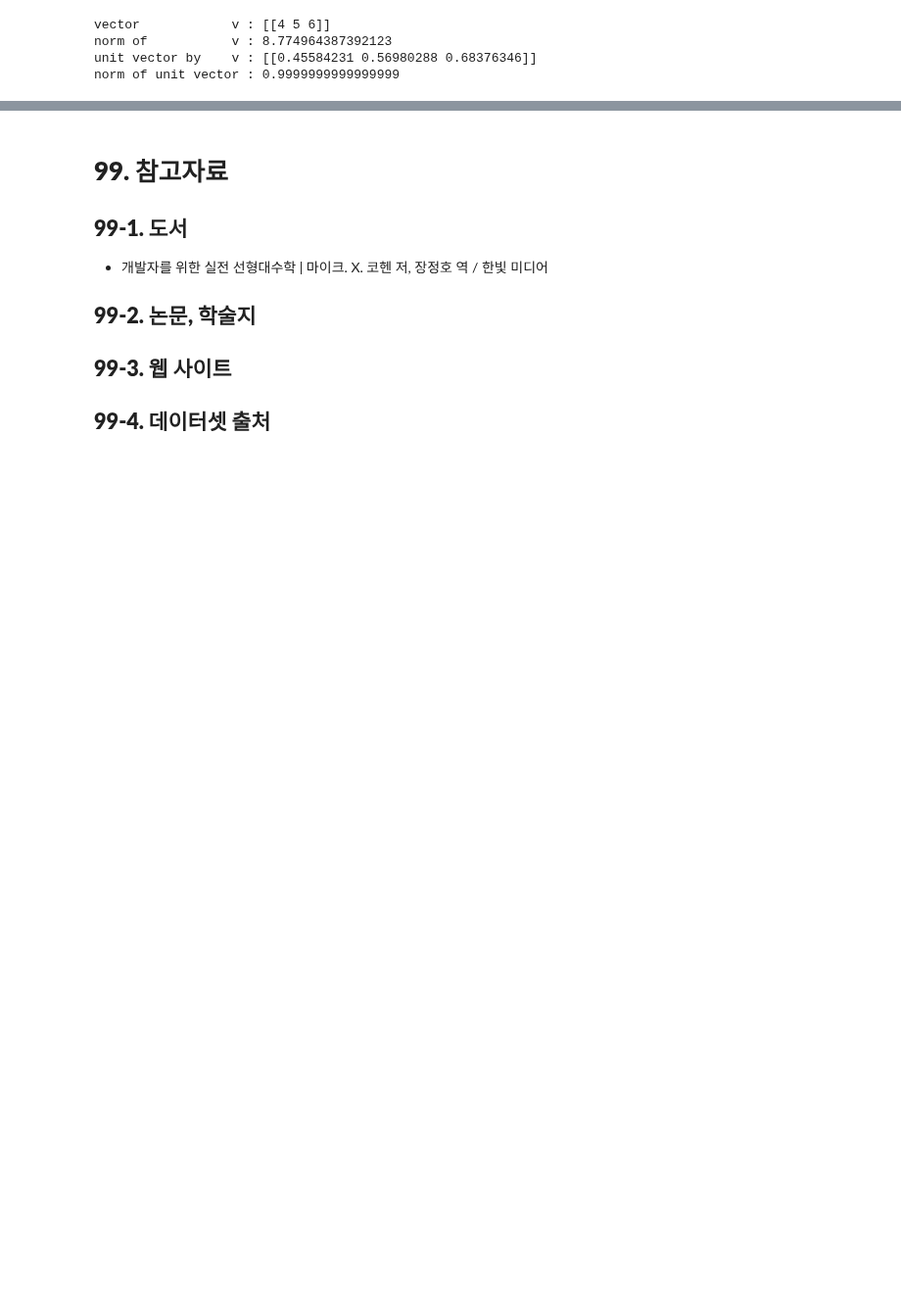
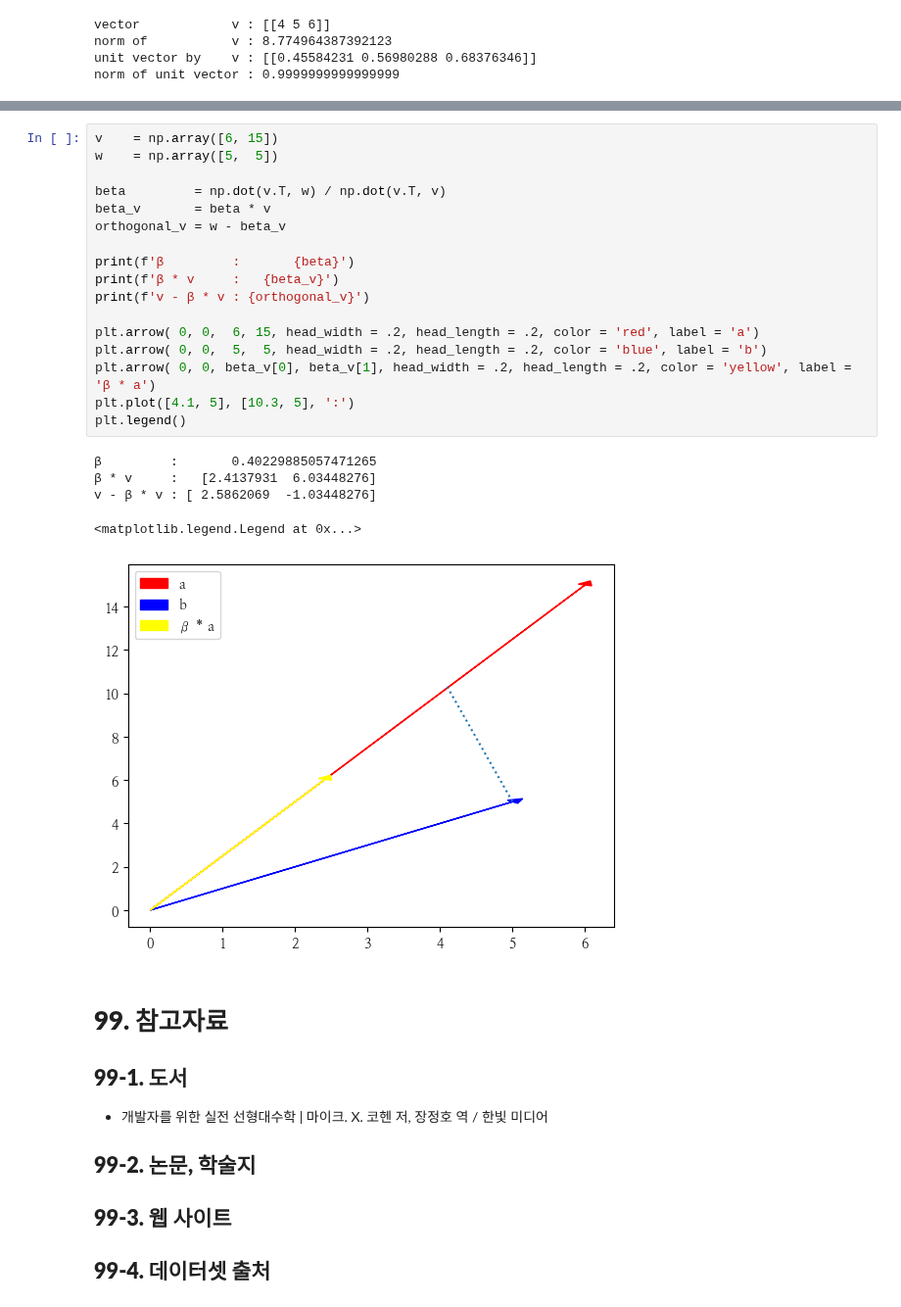
Before and after one commit to EvoDmiK/TIL, a Jupyter notebook: python-study/Mathematics/[개발자를 위한 실전 선형대수학]/[개위실선 #001] 벡터와 벡터의 기본 연산.ipynb, the cells around one changed output, grey strips where cells are left out. Shown at 98% size. Saved outputs shown, nothing was run; the diff lists cells and outputs as text; blank space fills up the shorter version.

```diff
--- a/python-study/Mathematics/[개발자를 위한 실전 선형대수학]/[개위실선 #001] 벡터와 벡터의 기본 연산.ipynb
+++ b/python-study/Mathematics/[개발자를 위한 실전 선형대수학]/[개위실선 #001] 벡터와 벡터의 기본 연산.ipynb
@@ -218,3 +258,26 @@ v^Tw + v^Tu : [[110]]
+# %%
+v    = np.array([6, 15])
+w    = np.array([5,  5])
+
+beta         = np.dot(v.T, w) / np.dot(v.T, v)
+beta_v       = beta * v
+orthogonal_v = w - beta_v
+
+print(f'β         :       {beta}')
+print(f'β * v     :   {beta_v}')
+print(f'v - β * v : {orthogonal_v}')
+
+plt.arrow( 0, 0,  6, 15, head_width = .2, head_length = .2, color = 'red', label = 'a')
+plt.arrow( 0, 0,  5,  5, head_width = .2, head_length = .2, color = 'blue', label = 'b')
+plt.arrow( 0, 0, beta_v[0], beta_v[1], head_width = .2, head_length = .2, color = 'yellow', label = 'β * a')
+plt.plot([4.1, 5], [10.3, 5], ':')
+plt.legend()
+# %% [output]
+β         :       0.40229885057471265
+β * v     :   [2.4137931  6.03448276]
+v - β * v : [ 2.5862069  -1.03448276]
+<matplotlib.legend.Legend at 0x...>
+[figure, added]
 # %% [markdown]
 # **99. 참고자료**
 ## **99-1. 도서**
```
Also changed, not shown: parts of 8 cells of this notebook.
